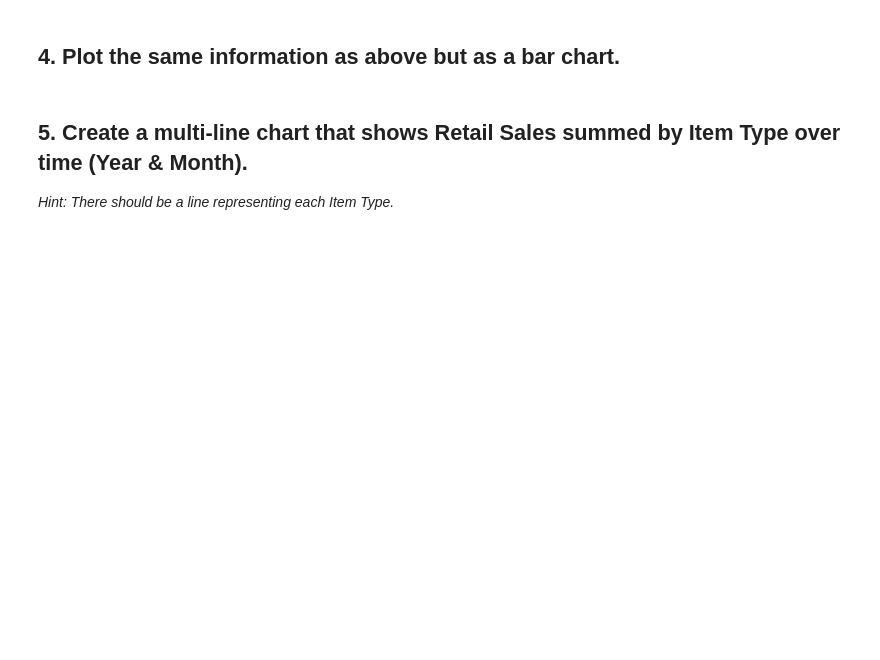
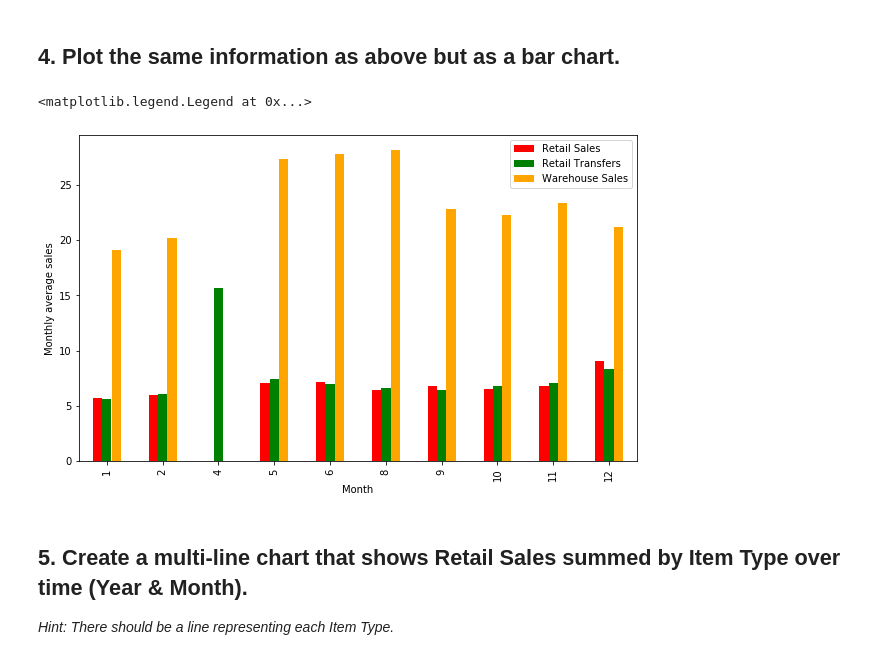
Before and after one commit to ironhack-datalabs/datamad0320, a Jupyter notebook: module-2/lab-plotting-multiple-data-series/your-code/main.ipynb, the cells around one changed output. Cells and saved outputs as stored; diff of their text form; code cells hidden in the pictures; blank space fills up the shorter version.

```diff
--- a/module-2/lab-plotting-multiple-data-series/your-code/main.ipynb
+++ b/module-2/lab-plotting-multiple-data-series/your-code/main.ipynb
@@ -31,5 +84,12 @@ sadasd
 # %% [markdown]
 ## 4. Plot the same information as above but as a bar chart.
+# %%
+df_mean.plot.bar(figsize=(10,6), color=['red', 'green', 'orange'])
+plt.ylabel('Monthly average sales')
+plt.legend(('Retail Sales', 'Retail Transfers', 'Warehouse Sales'))
+# %% [output]
+<matplotlib.legend.Legend at 0x...>
+[figure, added]
 # %% [markdown]
 ## 5. Create a multi-line chart that shows Retail Sales summed by Item Type over time (Year & Month).
 
```
Also changed, not shown: parts of 11 cells of this notebook.
